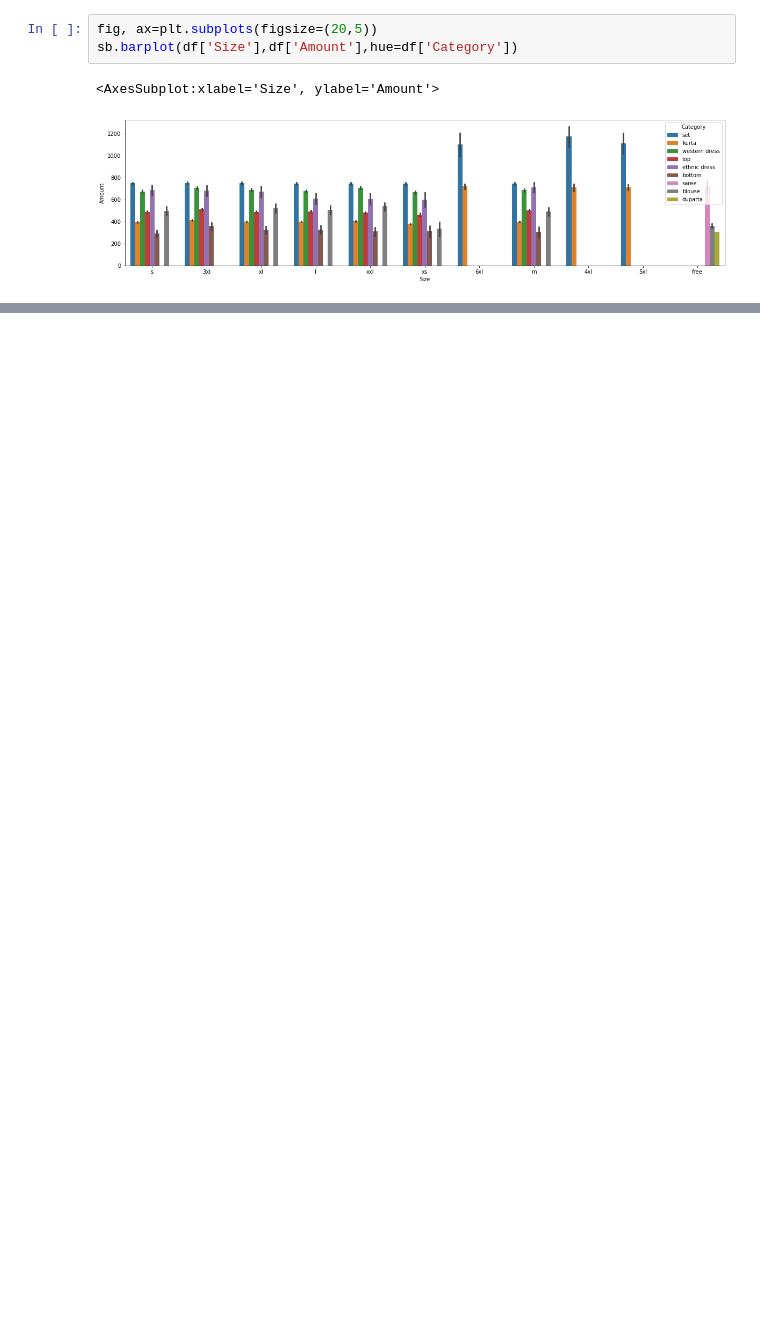
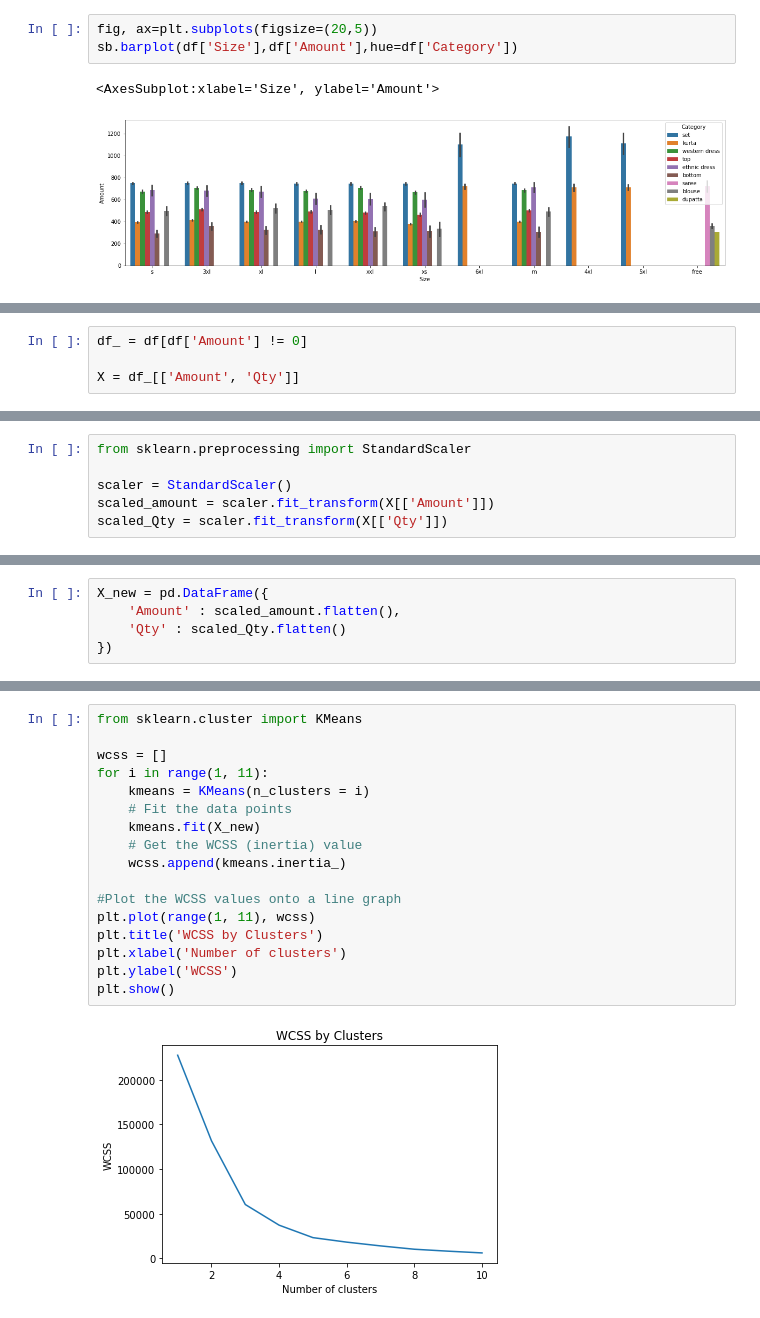
Before and after one commit to Abednego-py/E-commerce-Data-Analysis-Seaborn-, a Jupyter notebook: E-commerce Sales Analysis_.ipynb, the cells around one changed output, grey strips where cells are left out. Cells and saved outputs as stored; diff of their text form; blank space fills up the shorter version.

```diff
--- a/E-commerce Sales Analysis_.ipynb
+++ b/E-commerce Sales Analysis_.ipynb
@@ -577,0 +620,4 @@ sb.barplot(df['Size'],df['Amount'],hue=df['Category'])
+# %%
+df_ = df[df['Amount'] != 0]
+
+X = df_[['Amount', 'Qty']]
@@ -577,0 +635,6 @@ sb.barplot(df['Size'],df['Amount'],hue=df['Category'])
+# %%
+from sklearn.preprocessing import StandardScaler
+
+scaler = StandardScaler()
+scaled_amount = scaler.fit_transform(X[['Amount']])
+scaled_Qty = scaler.fit_transform(X[['Qty']])
@@ -577,0 +645,5 @@ sb.barplot(df['Size'],df['Amount'],hue=df['Category'])
+# %%
+X_new = pd.DataFrame({
+    'Amount' : scaled_amount.flatten(),
+    'Qty' : scaled_Qty.flatten()
+})
@@ -577,0 +659,19 @@ sb.barplot(df['Size'],df['Amount'],hue=df['Category'])
+# %%
+from sklearn.cluster import KMeans
+
+wcss = []
+for i in range(1, 11):
+    kmeans = KMeans(n_clusters = i)
+    # Fit the data points
+    kmeans.fit(X_new)
+    # Get the WCSS (inertia) value
+    wcss.append(kmeans.inertia_)
+
+#Plot the WCSS values onto a line graph
+plt.plot(range(1, 11), wcss)
+plt.title('WCSS by Clusters')
+plt.xlabel('Number of clusters')
+plt.ylabel('WCSS')
+plt.show()
+# %% [output]
+[figure, added]
```
Also changed, not shown: parts of 31 cells of this notebook, 2 other files.
